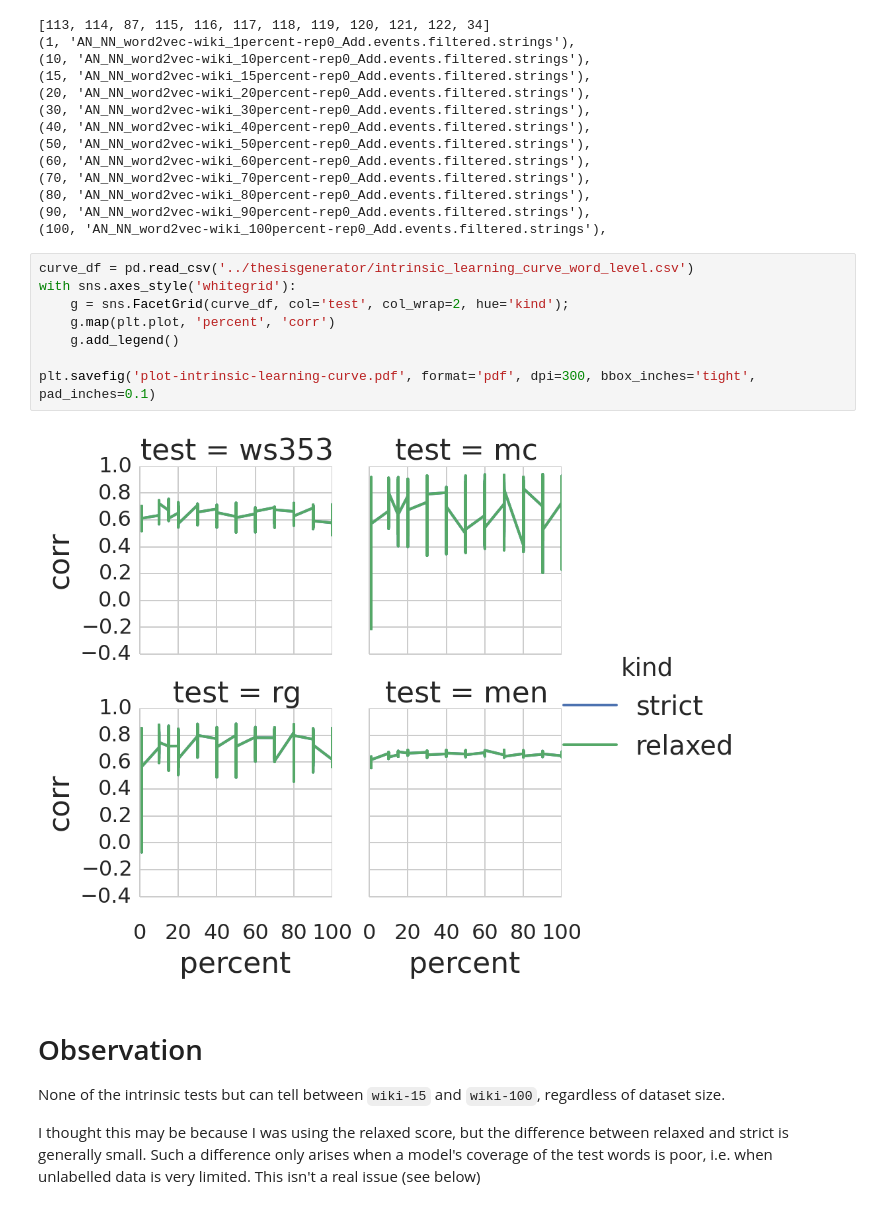
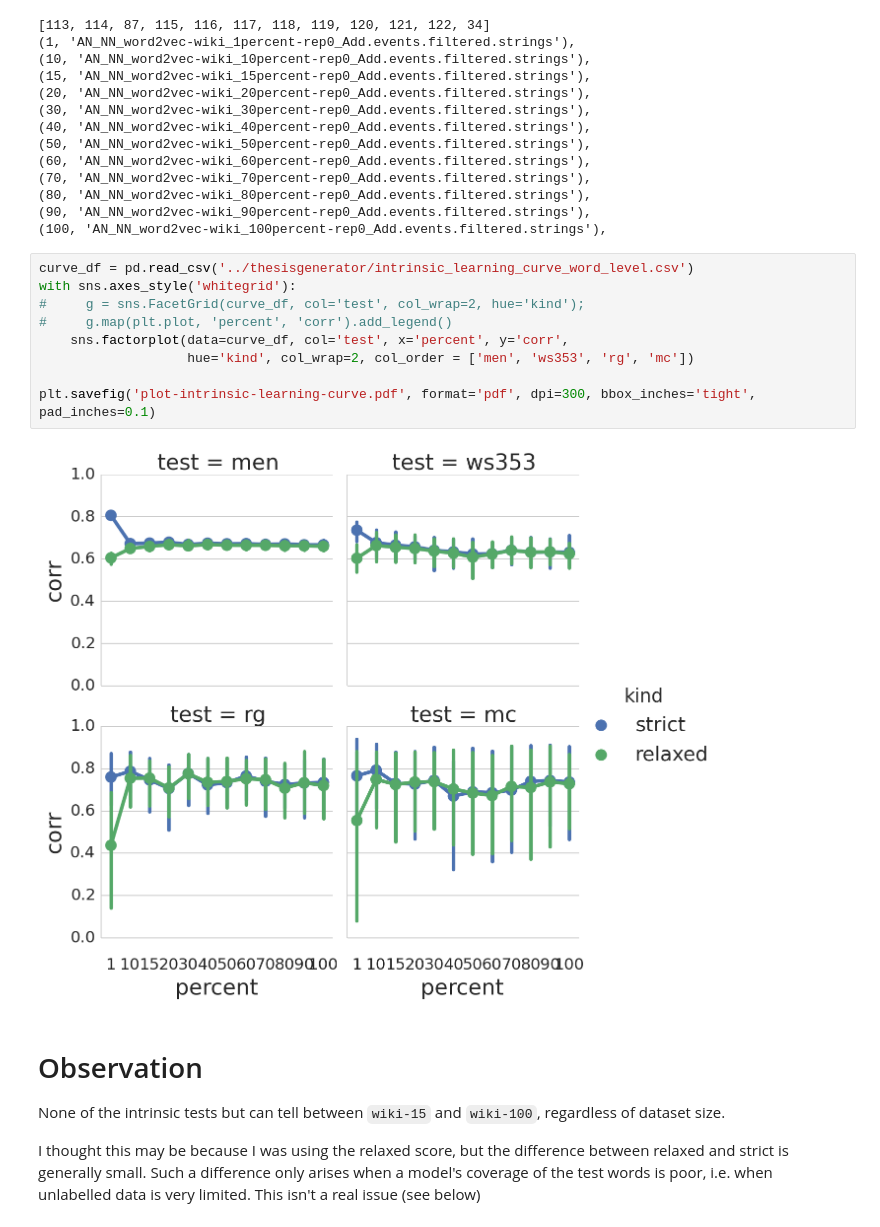
Before and after one commit to mbatchkarov/ExpLosion, a Jupyter notebook: notebooks/intrinsic_eval.ipynb, the cells around one changed output. Saved outputs shown, nothing was run; the diff lists cells and outputs as text.

Commit message:
updated plots

```diff
--- a/notebooks/intrinsic_eval.ipynb
+++ b/notebooks/intrinsic_eval.ipynb
@@ -115,13 +130,14 @@ for e in experiments:
 # %%
 curve_df = pd.read_csv('../thesisgenerator/intrinsic_learning_curve_word_level.csv')
 with sns.axes_style('whitegrid'):
-    g = sns.FacetGrid(curve_df, col='test', col_wrap=2, hue='kind');
-    g.map(plt.plot, 'percent', 'corr')
-    g.add_legend()
+#     g = sns.FacetGrid(curve_df, col='test', col_wrap=2, hue='kind');
+#     g.map(plt.plot, 'percent', 'corr').add_legend()
+    sns.factorplot(data=curve_df, col='test', x='percent', y='corr',
+                   hue='kind', col_wrap=2, col_order = ['men', 'ws353', 'rg', 'mc'])
 
 plt.savefig('plot-intrinsic-learning-curve.pdf', format='pdf', dpi=300, bbox_inches='tight', pad_inches=0.1)
 # %% [output]
-[figure, old version]
+[figure, new version]
 # %% [markdown]
 # Observation
 
```
Also changed, not shown: parts of 6 cells of this notebook.
